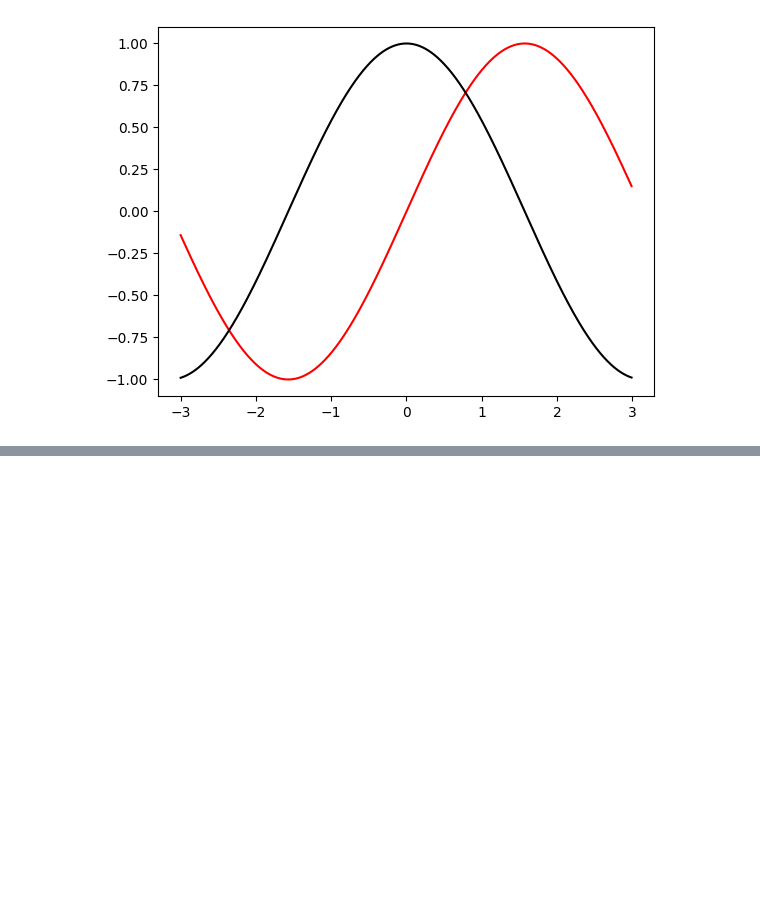
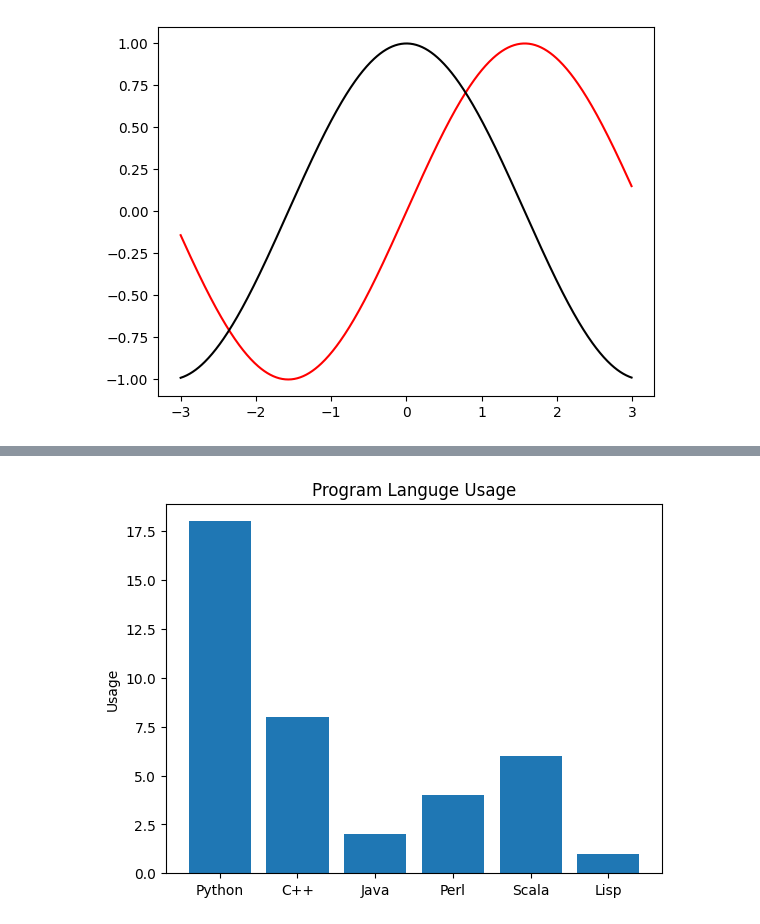
Before and after one commit to NasimShokrgozar/FirstSc, a Jupyter notebook: Session3_Basic.ipynb, the cells around one changed output, grey strips where cells are left out. Saved outputs shown, nothing was run; the diff lists cells and outputs as text; code cells hidden in the pictures; blank space fills up the shorter version.

```diff
--- a/Session3_Basic.ipynb
+++ b/Session3_Basic.ipynb
@@ -226,0 +249,10 @@ plt.show()
+# %%
+performance=[18,8,2,4,6,1]
+
+plt.bar(y_pos,performance,align='center')
+plt.xticks(y_pos,object)
+plt.ylabel('Usage')
+plt.title('Program Languge Usage')
+plt.show()
+# %% [output]
+[figure, added]
```
Also changed, not shown: parts of 4 cells of this notebook.
